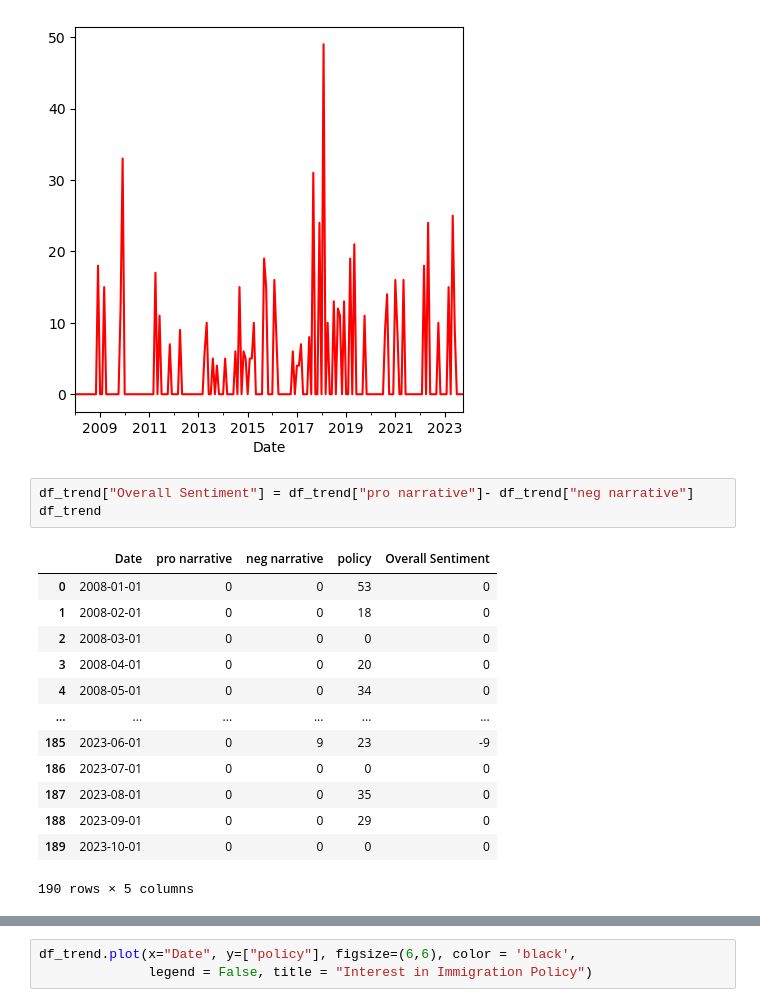
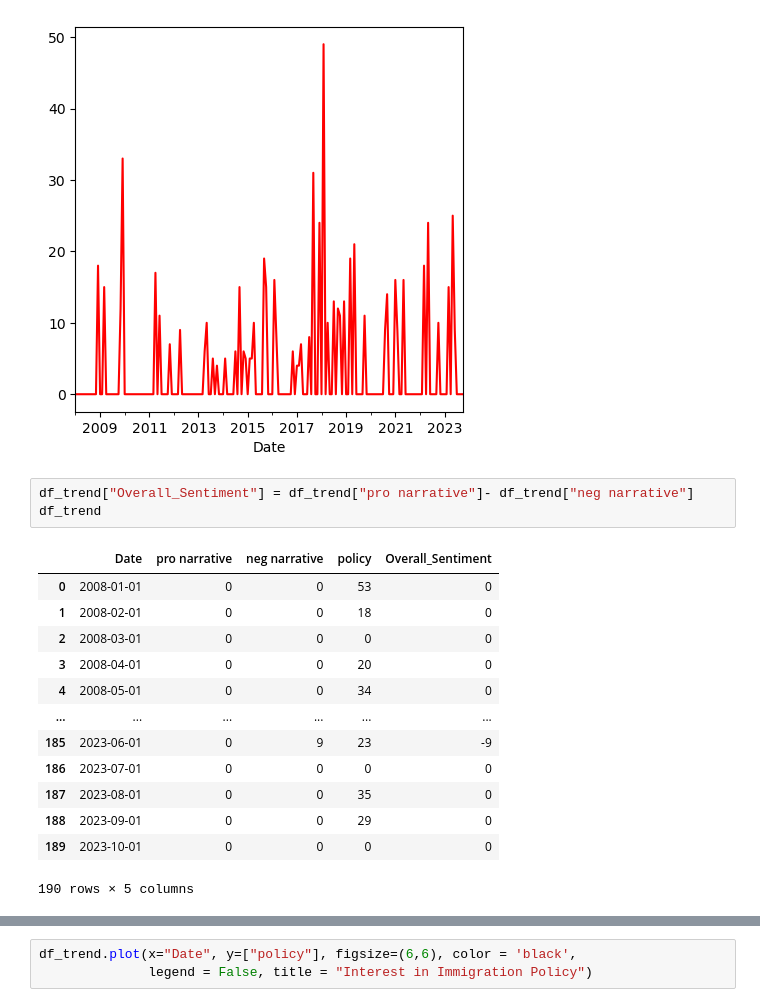
Before and after one commit to galibest2/as.180.369, a Jupyter notebook: contrib/galibest2/Research-Paper-Notebook.ipynb, the cells around one changed output, grey strips where cells are left out. Saved outputs shown, nothing was run; the diff lists cells and outputs as text.

```diff
--- a/contrib/galibest2/Research-Paper-Notebook.ipynb
+++ b/contrib/galibest2/Research-Paper-Notebook.ipynb
@@ -140,10 +140,10 @@ df_trend.plot(x="Date", y=["neg narrative"],figsize=(5,5), color = 'red', legend
 [figure]
 [figure]
 # %%
-df_trend["Overall Sentiment"] = df_trend["pro narrative"]- df_trend["neg narrative"]
+df_trend["Overall_Sentiment"] = df_trend["pro narrative"]- df_trend["neg narrative"]
 df_trend
 # %% [output]
-|  | Date | pro narrative | neg narrative | policy | Overall Sentiment |
+|  | Date | pro narrative | neg narrative | policy | Overall_Sentiment |
 | 0 | 2008-01-01 | 0 | 0 | 53 | 0 |
 | 1 | 2008-02-01 | 0 | 0 | 18 | 0 |
 | 2 | 2008-03-01 | 0 | 0 | 0 | 0 |
```
Also changed, not shown: parts of 10 cells of this notebook.
